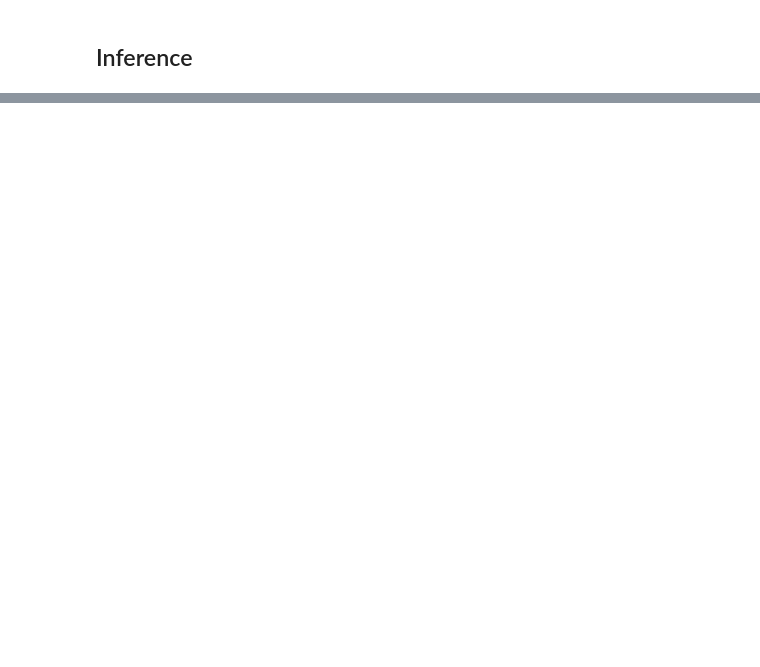
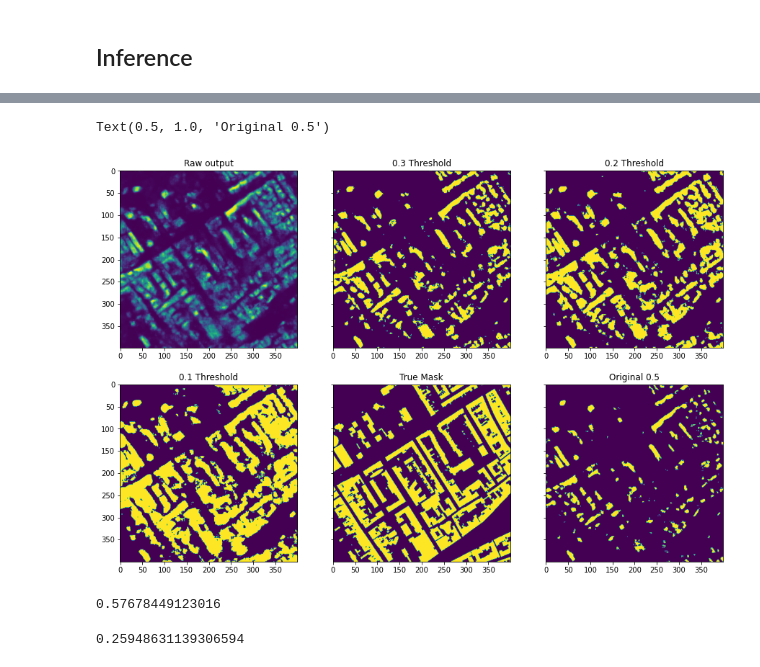
Before and after one commit to jlgao2/FYP-Public, a Jupyter notebook: sem_seg_large.ipynb, the cells around one changed output, grey strips where cells are left out. Saved outputs shown, nothing was run; the diff lists cells and outputs as text; code cells hidden in the pictures; blank space fills up the shorter version.

```diff
--- a/sem_seg_large.ipynb
+++ b/sem_seg_large.ipynb
@@ -363,0 +306,21 @@ small.
+# %%
+thresh = learn.predict(il[idx])[2][1]
+thresh05 = thresh>0.3
+thresh03 = thresh>0.2
+thresh01 = thresh>0.1
+f, ((ax1, ax2, ax3), (ax4, ax5, ax6)) = plt.subplots(2, 3, sharey=True, figsize=(15,10))
+ax1.imshow(thresh.numpy())
+ax1.set_title('Raw output')
+ax2.imshow(thresh05.numpy())
+ax2.set_title('0.3 Threshold')
+ax3.imshow(thresh03.numpy())
+ax3.set_title('0.2 Threshold')
+ax4.imshow(thresh01.numpy())
+ax4.set_title('0.1 Threshold')
+ax5.imshow(oldmask)
+ax5.set_title('True Mask')
+ax6.imshow(mask)
+ax6.set_title('Original 0.5')
+# %% [output]
+Text(0.5, 1.0, 'Original 0.5')
+[figure, added]
@@ -363,0 +374,8 @@ small.
+# %%
+tpr(pred, gt)
+# %% [output]
+0.57678449123016
+# %%
+fpr(pred, gt)
+# %% [output]
+0.25948631139306594
```
Also changed, not shown: parts of 55 cells of this notebook.
